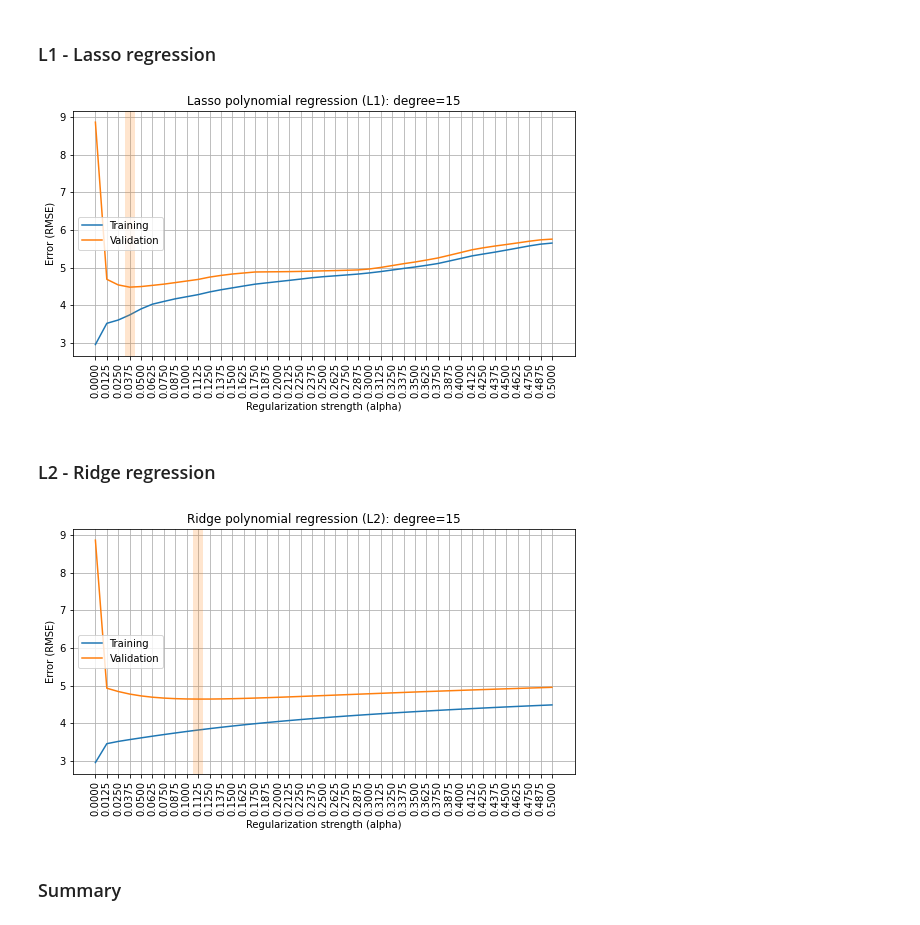
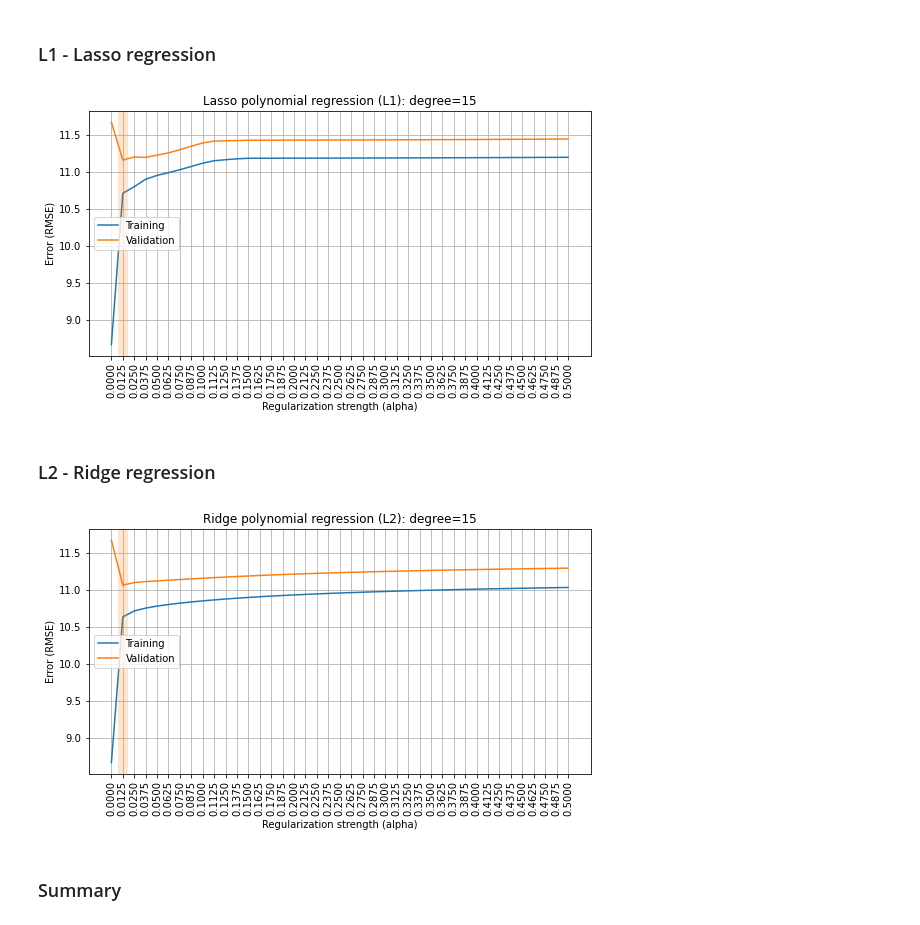
Before and after one commit to YakovGrischenko/rss-ml-intro, a Jupyter notebook: 3_overfitting_regularization/overfitting_regularization.ipynb, the cells around one changed output. Saved outputs shown, nothing was run; the diff lists cells and outputs as text; code cells hidden in the pictures.

```diff
--- a/3_overfitting_regularization/overfitting_regularization.ipynb
+++ b/3_overfitting_regularization/overfitting_regularization.ipynb
@@ -24,7 +24,7 @@ set_config(display='diagram')
 ## Settings
 # %%
 SEED = 42
-RANGE = (-5, 5)
+RANGE = (-5, 15)
 N_SAMPLES = 50
 DEGREES = np.linspace(0, 15, 1 + 15, dtype=int)
 ALPHAS = np.linspace(0, 0.5, 1 + 40)
@@ -296,20 +297,24 @@ Let's pick a polynomial model of degree **15** (which tends to overfit strongly)
 # %% [markdown]
 ### L1 - Lasso regression
 # %%
-rmse_train, rmse_valid = [], []
+
+
+
+rmse_train, rmse_valid, avg_coef = [],  [], []
 for alpha in ALPHAS:
     results = cross_validate(make_model(degree=15, penalty='L1', alpha=alpha),
                              X, y, cv=5,
                              return_train_score=True,
                              scoring='neg_root_mean_squared_error')
     rmse_train.append(-np.mean(results['train_score']))
     rmse_valid.append(-np.mean(results['test_score']))
 
+
 plot_fitting_graph(ALPHAS, rmse_train, rmse_valid,
                    xlabel='Regularization strength (alpha)', ylabel='Error (RMSE)',
                    title='Lasso polynomial regression (L1): degree=15')
 # %% [output]
-[figure, old version]
+[figure, new version]
 # %% [markdown]
 ### L2 - Ridge regression
 # %%
@@ -326,7 +331,7 @@ plot_fitting_graph(ALPHAS, rmse_train, rmse_valid,
                    xlabel='Regularization strength (alpha)', ylabel='Error (RMSE)',
                    title='Ridge polynomial regression (L2): degree=15')
 # %% [output]
-[figure, old version]
+[figure, new version]
 # %% [markdown]
 ### Summary
 # %% [markdown]
```
Also changed, not shown: parts of 18 cells of this notebook.
